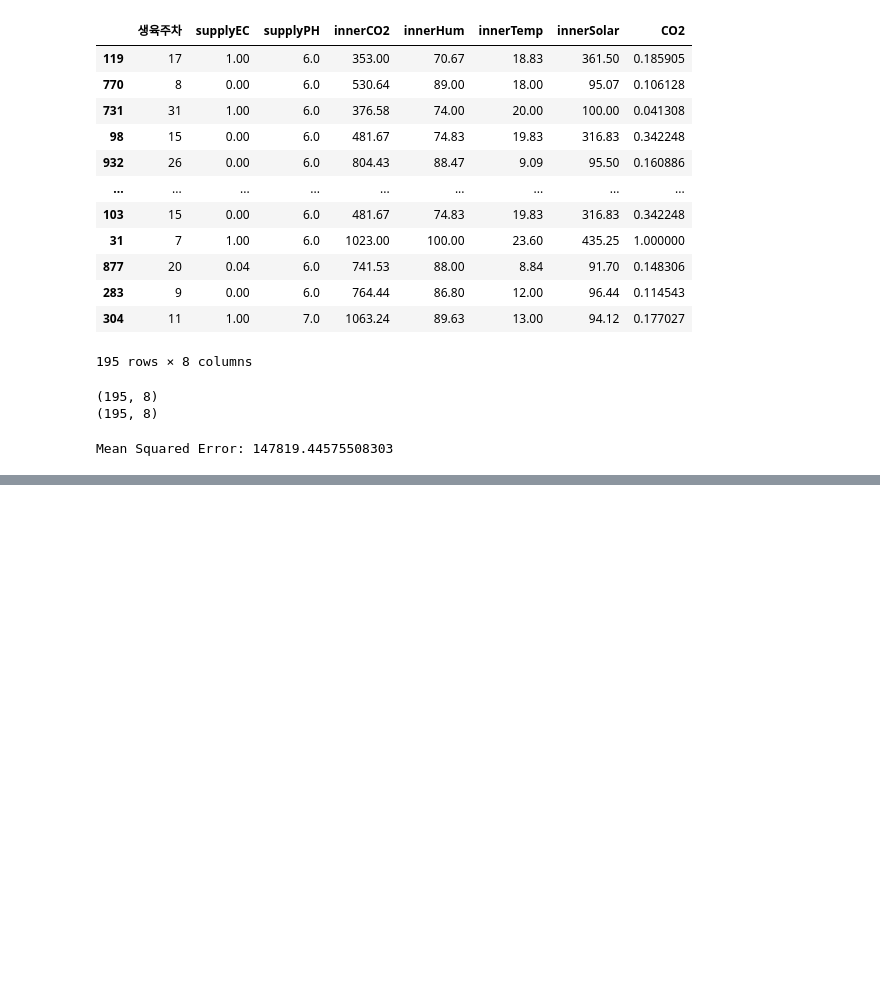
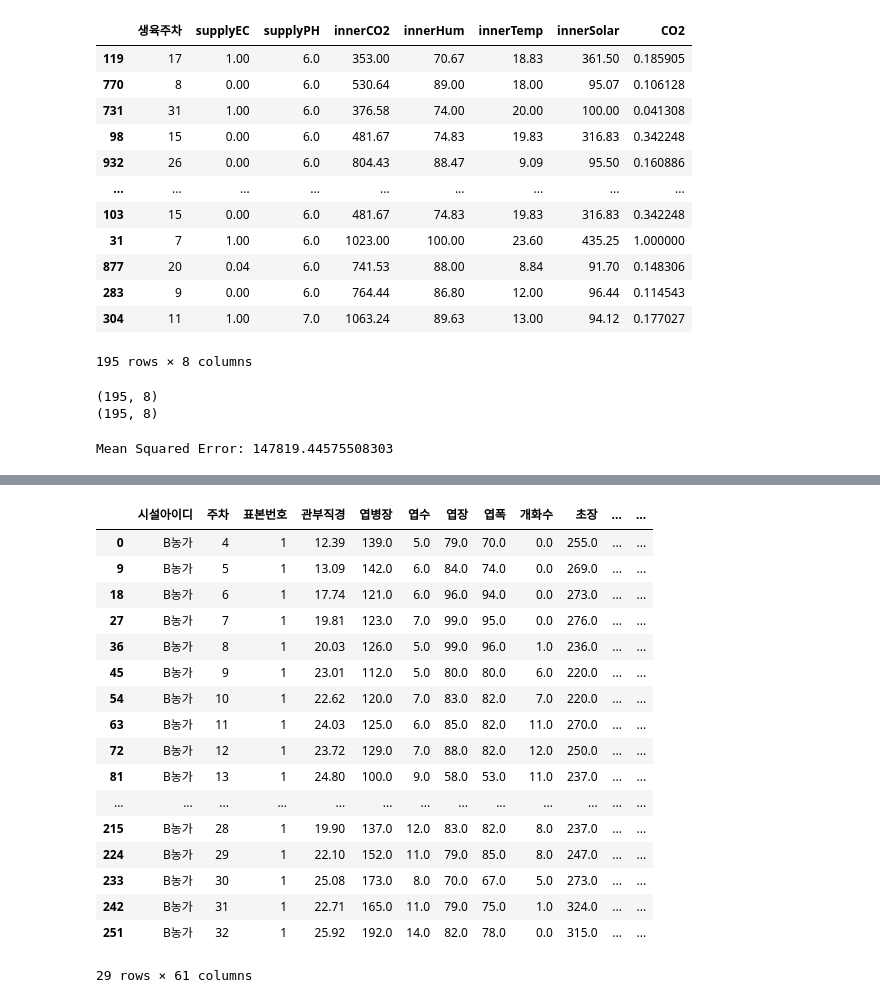
Before and after one commit to CodeArt-Team/MLcompetetion, a Jupyter notebook: BerryMachineLearning/input정제_Kang.ipynb, the cells around one changed output, grey strips where cells are left out. Saved outputs shown, nothing was run; the diff lists cells and outputs as text; code cells hidden in the pictures; blank space fills up the shorter version.

```diff
--- a/BerryMachineLearning/input정제_Kang.ipynb
+++ b/BerryMachineLearning/input정제_Kang.ipynb
@@ -1281,0 +1337,2 @@ Mean Squared Error: 147819.44575508303
+# %%
+data = pd.read_csv("./Data/ML_final.csv")
@@ -1281,0 +1464,26 @@ Mean Squared Error: 147819.44575508303
+# %%
+data = data.rename(columns={"weeks" : "주차"})
+data = data.drop(columns="조사일자")
+# %%
+bb = data[data["시설아이디"] == "B농가"]
+# %%
+bb[bb["표본번호"] == 1]
+# %% [output]
+|  | 시설아이디 | 주차 | 표본번호 | 관부직경 | 엽병장 | 엽수 | 엽장 | 엽폭 | 개화수 | 초장 | ... | ... |
+| 0 | B농가 | 4 | 1 | 12.39 | 139.0 | 5.0 | 79.0 | 70.0 | 0.0 | 255.0 | ... | ... |
+| 9 | B농가 | 5 | 1 | 13.09 | 142.0 | 6.0 | 84.0 | 74.0 | 0.0 | 269.0 | ... | ... |
+| 18 | B농가 | 6 | 1 | 17.74 | 121.0 | 6.0 | 96.0 | 94.0 | 0.0 | 273.0 | ... | ... |
+| 27 | B농가 | 7 | 1 | 19.81 | 123.0 | 7.0 | 99.0 | 95.0 | 0.0 | 276.0 | ... | ... |
+| 36 | B농가 | 8 | 1 | 20.03 | 126.0 | 5.0 | 99.0 | 96.0 | 1.0 | 236.0 | ... | ... |
+| 45 | B농가 | 9 | 1 | 23.01 | 112.0 | 5.0 | 80.0 | 80.0 | 6.0 | 220.0 | ... | ... |
+| 54 | B농가 | 10 | 1 | 22.62 | 120.0 | 7.0 | 83.0 | 82.0 | 7.0 | 220.0 | ... | ... |
+| 63 | B농가 | 11 | 1 | 24.03 | 125.0 | 6.0 | 85.0 | 82.0 | 11.0 | 270.0 | ... | ... |
+| 72 | B농가 | 12 | 1 | 23.72 | 129.0 | 7.0 | 88.0 | 82.0 | 12.0 | 250.0 | ... | ... |
+| 81 | B농가 | 13 | 1 | 24.80 | 100.0 | 9.0 | 58.0 | 53.0 | 11.0 | 237.0 | ... | ... |
+| ... | ... | ... | ... | ... | ... | ... | ... | ... | ... | ... | ... | ... |
+| 215 | B농가 | 28 | 1 | 19.90 | 137.0 | 12.0 | 83.0 | 82.0 | 8.0 | 237.0 | ... | ... |
+| 224 | B농가 | 29 | 1 | 22.10 | 152.0 | 11.0 | 79.0 | 85.0 | 8.0 | 247.0 | ... | ... |
+| 233 | B농가 | 30 | 1 | 25.08 | 173.0 | 8.0 | 70.0 | 67.0 | 5.0 | 273.0 | ... | ... |
+| 242 | B농가 | 31 | 1 | 22.71 | 165.0 | 11.0 | 79.0 | 75.0 | 1.0 | 324.0 | ... | ... |
+| 251 | B농가 | 32 | 1 | 25.92 | 192.0 | 14.0 | 82.0 | 78.0 | 0.0 | 315.0 | ... | ... |
+29 rows × 61 columns
```
Also changed, not shown: parts of 24 cells of this notebook.
